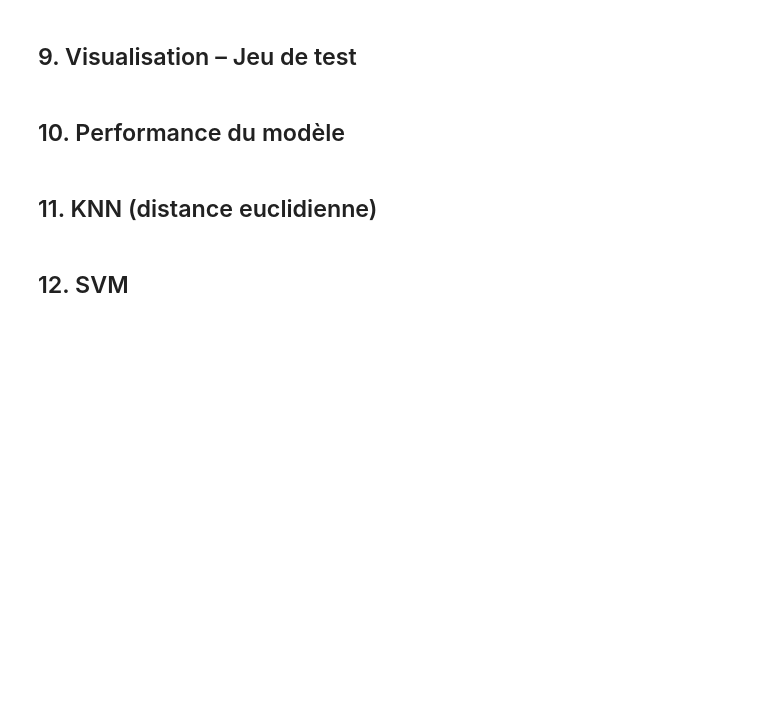
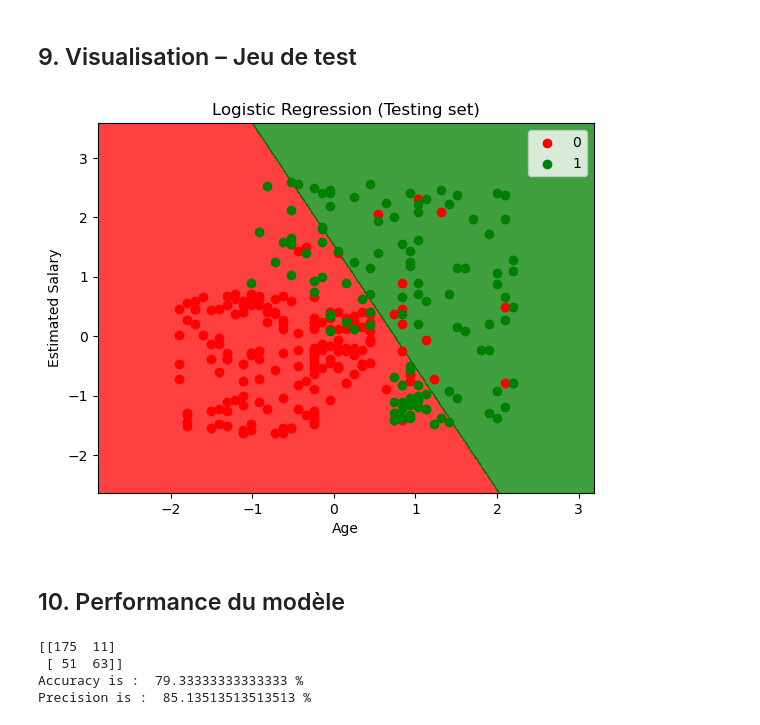
Before and after one commit to Yahyawi99/TP-ML, a Jupyter notebook: linear-regression/logistique.ipynb, the cells around one changed output. Drawn from its saved outputs; the diff is of its cells as text; code cells hidden in the pictures; blank space fills up the shorter version.

```diff
--- a/linear-regression/logistique.ipynb
+++ b/linear-regression/logistique.ipynb
@@ -125,8 +127,51 @@ cm = confusion_matrix(y_test,y_pred)
 # %% [markdown]
 ## 9. Visualisation – Jeu de test
+# %%
+from matplotlib.colors import ListedColormap
+
+X_set, y_set = X_test, y_test.ravel()
+
+
+X1, X2 = np.meshgrid(np.arange(start = X_set[:, 0].min() - 1, stop = X_set[:, 0].max() + 1, step = 0.01),
+                    np.arange(start = X_set[:, 1].min() - 1, stop = X_set[:, 1].max() + 1, step = 0.01))
+
+plt.contourf(X1, X2, classifier.predict(np.array([X1.ravel(), X2.ravel()]).T).reshape(X1.shape),
+            alpha = 0.75, cmap = ListedColormap(('red', 'green')))
+
+plt.xlim(X1.min(), X1.max())
+
+plt.ylim(X2.min(), X2.max())
+
+for i, j in enumerate(np.unique(y_set)):
+    plt.scatter(X_set[y_set == j, 0], X_set[y_set == j, 1],
+                c = ListedColormap(('red', 'green'))(i), label = j)
+
+plt.title('Logistic Regression (Testing set)')
+plt.xlabel('Age')
+plt.ylabel('Estimated Salary')
+plt.legend()
+plt.show()
+# %% [output]
+[figure, added]
 # %% [markdown]
 ## 10. Performance du modèle
-# %% [markdown]
-## 11. KNN (distance euclidienne)
-# %% [markdown]
-## 12. SVM
+# %%
+from sklearn.metrics import confusion_matrix
+
+
+cm = confusion_matrix(y_test, y_pred)
+
+print(cm)
+
+# cm[0][0] : true 0
+# cm[0][1] : false 1
+# cm[1][0] : false 0
+# cm[1][1] : true 1
+
+print("Accuracy is : ",(cm[0][0]+cm[1][1])/(cm[0][0]+cm[0][1]+cm[1][0]+cm[1][1]) * 100, "%")
+print("Precision is : ",(cm[1][1])/(cm[0][1]+cm[1][1]) * 100,"%")
+# %% [output]
+[[175  11]
+ [ 51  63]]
+Accuracy is :  79.33333333333333 %
+Precision is :  85.13513513513513 %
```
Also changed, not shown: parts of 4 cells of this notebook.
